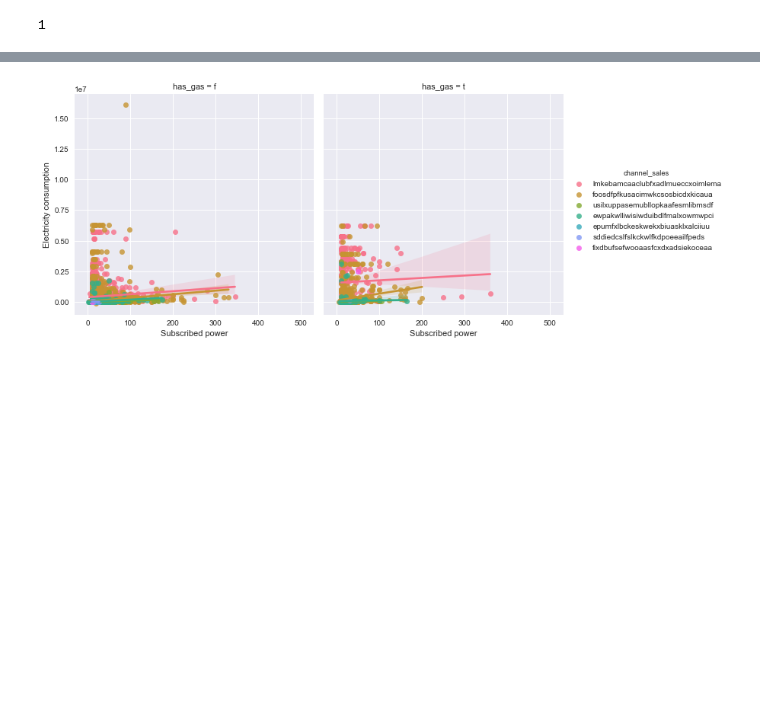
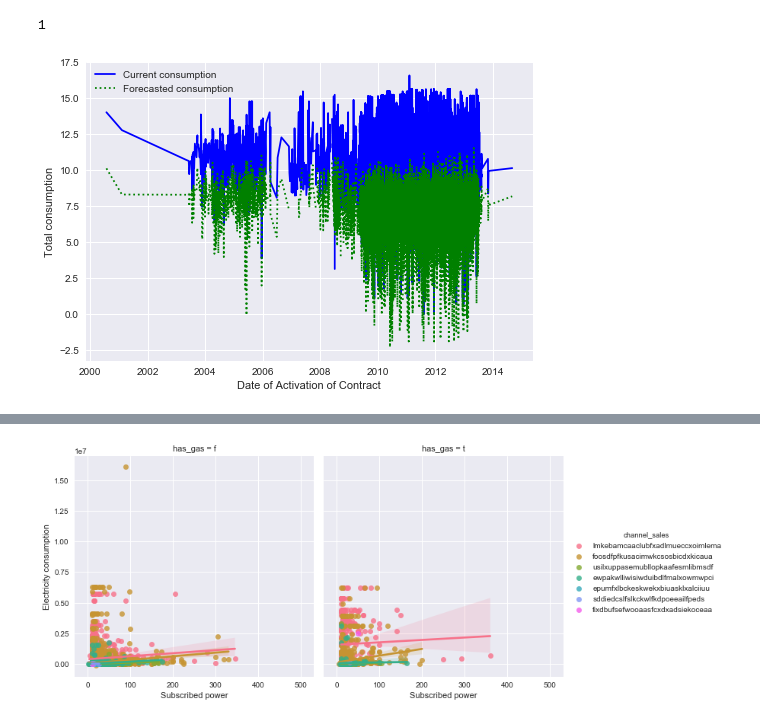
Before and after one commit to sgoenka/bcggamma, a Jupyter notebook: Exploratory Statistics.ipynb, the cells around one changed output, grey strips where cells are left out. Cells and saved outputs as stored; diff of their text form; code cells hidden in the pictures; blank space fills up the shorter version.

```diff
--- a/Exploratory Statistics.ipynb
+++ b/Exploratory Statistics.ipynb
@@ -29,6 +29,26 @@ total_cons_12m = data1["total_cons_12m"]
 elc_cons_12m = data1["cons_12m"]
 gas_cons_12m = data1["cons_gas_12m"]
 sub_power = data1["pow_max"]
+forecast_cons_12m = data1['forecast_cons_12m']
+date_activated=pd.to_datetime(data1['date_activ'])
+# %%
+log_curr_cons=np.log(elc_cons_12m)
+log_fore_cons=np.log(forecast_cons_12m)
+
+cons_df=pd.DataFrame(
+    {'date_activated':date_activated,
+     'total_curr_cons':log_curr_cons,
+     'total_fore_cons':log_fore_cons})
+cons_df.sort_values('date_activated',inplace=True)
+
+plt.plot(cons_df['date_activated'],cons_df['total_curr_cons'],c='b')
+plt.plot(cons_df['date_activated'],cons_df['total_fore_cons'],c='g',linestyle=':')
+plt.legend(['Current consumption','Forecasted consumption'],loc='upper left')
+plt.xlabel('Date of Activation of Contract')
+plt.ylabel('Total consumption')
+plt.show()
+# %% [output]
+[figure, added]
 # %%
 # Correlation between subscribed power and total consumption using two different correlation methods
 
```
Also changed, not shown: parts of 1 cell of this notebook, 12 other files.
